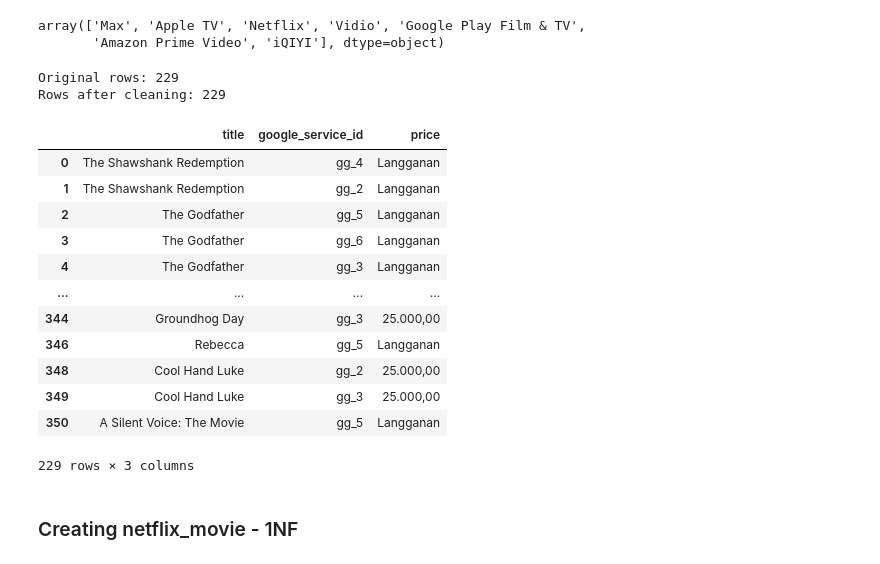
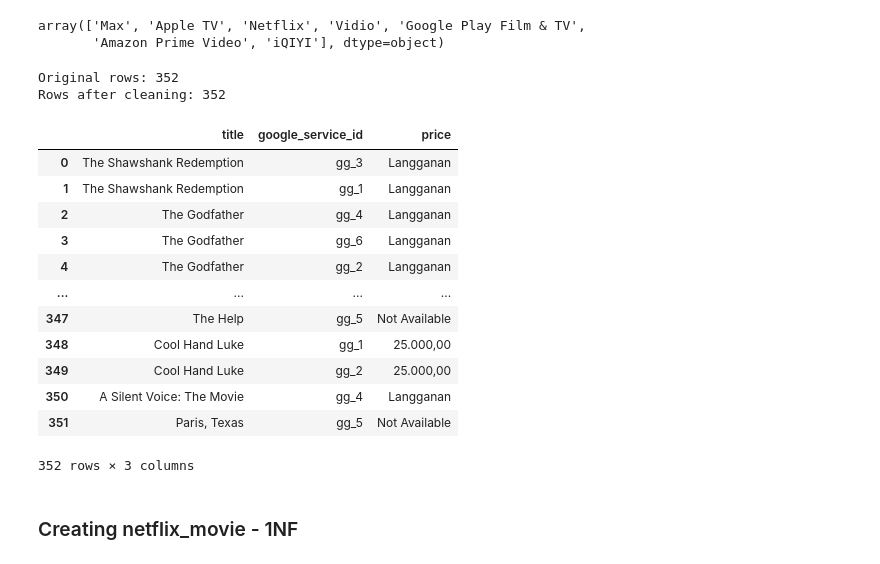
Before and after one commit to johanpramudito/ETL-Melodi, a Jupyter notebook: Transform/Transform.ipynb, the cells around one changed output. Drawn from its saved outputs; the diff is of its cells as text; code cells hidden in the pictures.

```diff
--- a/Transform/Transform.ipynb
+++ b/Transform/Transform.ipynb
@@ -389,14 +377,13 @@ df_streaming = df_streaming.rename(columns={
 # Instead of assign, keep the original service_name column
 df_combined_streaming = df_streaming.copy()
 
-# Create service ID mapping dictionary
+# Get unique service names and sort them for consistent ordering
+unique_streaming_services = sorted(df_combined_streaming['service_name'].unique())
+
+# Create dynamic mapping dictionary with ss_ prefix
 service_id_mapping = {
-    'Amazon Instant Video': 'ss_1',
-    'Amazon Prime Video': 'ss_2',
-    'Disney+': 'ss_3',
-    'Google Play': 'ss_4',
-    'Netflix': 'ss_5',
-    'iTunes': 'ss_6'
+    service: f'ss_{i+1}'
+    for i, service in enumerate(unique_streaming_services)
 }
 
 # Map service names to IDs using map function
@@ -456,48 +443,56 @@ df_service_google.service_name.unique()
 array(['Max', 'Apple TV', 'Netflix', 'Vidio', 'Google Play Film & TV',
        'Amazon Prime Video', 'iQIYI'], dtype=object)
 # %%
-# Instead of assign, keep the original columns
+# Show Title, Streaming On, Price
+df_service_google = df_raw_google[['Title', 'Streaming On', 'Price']].copy()
+
+# Renaming column headers
+df_service_google = df_service_google.rename(columns={
+    'Title': 'title',
+    'Streaming On': 'service_name',
+    'Price': 'price'
+})
+
+# Create combined streaming for mapping
 df_combined_google = df_service_google.copy()
 
-# Create service ID mapping dictionary
+# Get unique service names and sort them for consistent ordering
+unique_google_services = sorted(df_combined_google['service_name'].unique())
+
+# Create dynamic mapping dictionary with gg_ prefix
 google_service_mapping = {
-    'Amazon Prime Video': 'gg_1',
-    'Apple TV': 'gg_2',
-    'Google Play Film & TV': 'gg_3',
-    'Max': 'gg_4',
-    'Netflix': 'gg_5',
-    'Vidio': 'gg_6',
-    'iQIYI': 'gg_7',
+    service: f'gg_{i+1}'
+    for i, service in enumerate(unique_google_services)
 }
 
 # Map service names to IDs using map function
 df_combined_google['google_service_id'] = df_combined_google['service_name'].map(google_service_mapping)
 
 # Select and reorder columns
 df_service_google = df_combined_google[['title', 'google_service_id', 'price']]
 
-# Cleaning data by removing rows with no data available
+# Cleaning data
 df_service_google = df_service_google.dropna(how='any')
 
-# Display result
+# Print results
 print(f"Original rows: {len(df_combined_google)}")
 print(f"Rows after cleaning: {len(df_service_google)}")
 df_service_google
 # %% [output]
-Original rows: 229
-Rows after cleaning: 229
+Original rows: 352
+Rows after cleaning: 352
 |  | title | google_service_id | price |
-| 0 | The Shawshank Redemption | gg_4 | Langganan |
-| 1 | The Shawshank Redemption | gg_2 | Langganan |
-| 2 | The Godfather | gg_5 | Langganan |
+| 0 | The Shawshank Redemption | gg_3 | Langganan |
+| 1 | The Shawshank Redemption | gg_1 | Langganan |
+| 2 | The Godfather | gg_4 | Langganan |
 | 3 | The Godfather | gg_6 | Langganan |
-| 4 | The Godfather | gg_3 | Langganan |
+| 4 | The Godfather | gg_2 | Langganan |
 | ... | ... | ... | ... |
-| 344 | Groundhog Day | gg_3 | 25.000,00 |
-| 346 | Rebecca | gg_5 | Langganan |
-| 348 | Cool Hand Luke | gg_2 | 25.000,00 |
-| 349 | Cool Hand Luke | gg_3 | 25.000,00 |
-| 350 | A Silent Voice: The Movie | gg_5 | Langganan |
+| 347 | The Help | gg_5 | Not Available |
+| 348 | Cool Hand Luke | gg_1 | 25.000,00 |
+| 349 | Cool Hand Luke | gg_2 | 25.000,00 |
+| 350 | A Silent Voice: The Movie | gg_4 | Langganan |
+| 351 | Paris, Texas | gg_5 | Not Available |
-229 rows × 3 columns
+352 rows × 3 columns
 # %%
 # Saving DataFrame to csv file
```
Also changed, not shown: parts of 4 cells of this notebook, 4 other files.
